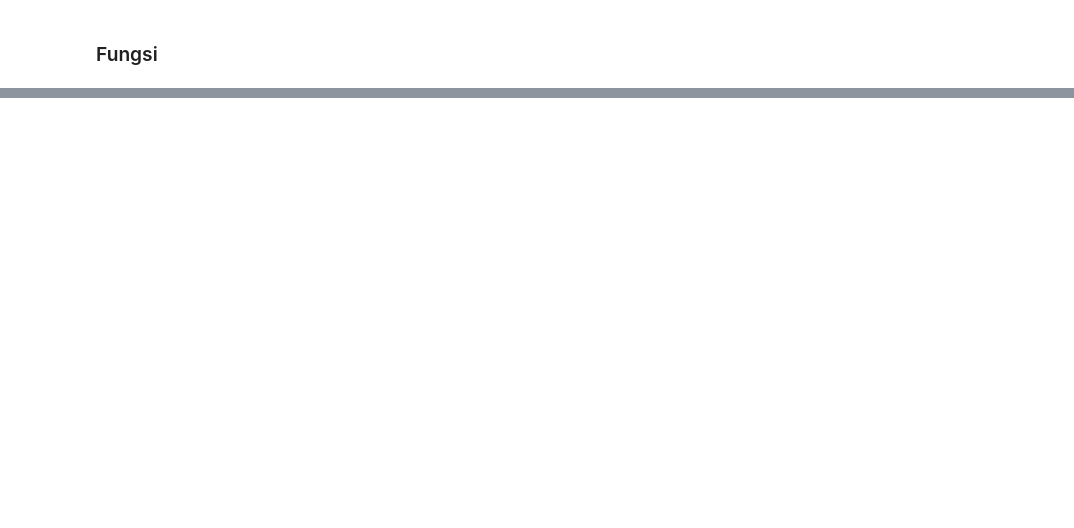
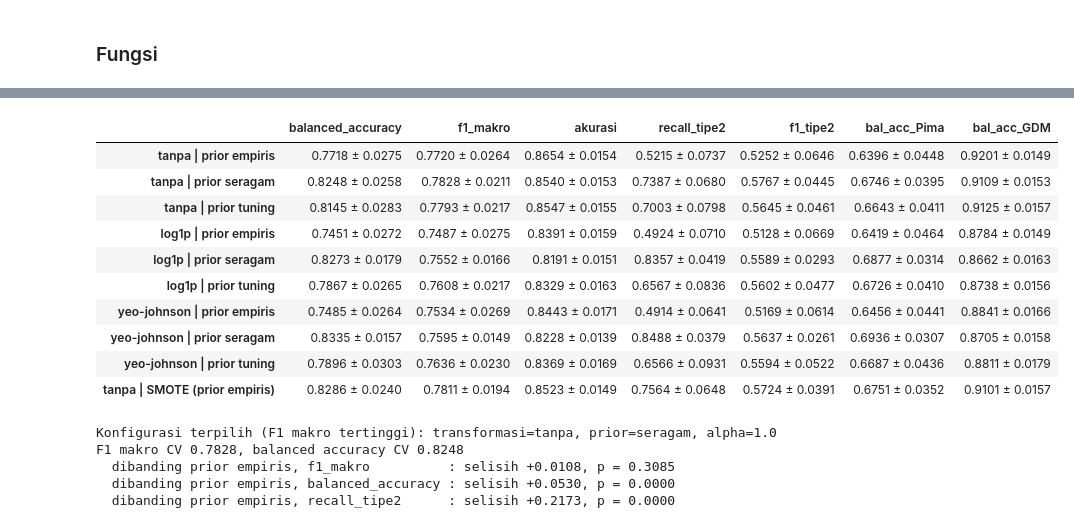
Before and after one commit to maniikambara/diabetes-risk-gnb, a Jupyter notebook: notebooks/03_GaussianNB.ipynb, the cells around one changed output, grey strips where cells are left out. Cells and saved outputs as stored; diff of their text form; code cells hidden in the pictures; blank space fills up the shorter version.

```diff
--- a/notebooks/03_GaussianNB.ipynb
+++ b/notebooks/03_GaussianNB.ipynb
@@ -219,16 +57,0 @@ Prediksi manual identik dengan model.predict() untuk seluruh 859 data uji: True
-# %%
-import json
-
-fitur = list(X_train.columns)
-joblib.dump(model, MODELS_DIR / "gnb_diagnosis.joblib")
-
-with open(MODELS_DIR / "feature_columns.json", "w", encoding="utf-8") as f:
-    json.dump(fitur, f, indent=2)
-
-with open(MODELS_DIR / "imputation_medians.json", "w", encoding="utf-8") as f:
-    json.dump(median_latih, f, indent=2)
-
-print("Tersimpan:")
-print(" ", MODELS_DIR / "gnb_diagnosis.joblib")
-print(" ", MODELS_DIR / "feature_columns.json", "->", fitur)
-print(" ", MODELS_DIR / "imputation_medians.json", "->", median_latih)
@@ -239,0 +155,7 @@ Tersimpan:
+# %%
+X_dev, X_holdout, y_dev, y_holdout = train_test_split(
+    df[FITUR_AWAL], df["DiagnosisType"], test_size=TEST_SIZE, random_state=RANDOM_STATE, stratify=df["DiagnosisType"]
+)
+sumber_dev = df.loc[X_dev.index, "SumberData"]
+print(f"Data pengembangan: {len(X_dev)} | data uji akhir: {len(X_holdout)}")
+print("Tipe 2 di data uji akhir:", int((y_holdout == "Tipe 2").sum()))
@@ -239,0 +194,57 @@ Tersimpan:
+# %%
+def model_tuning(transformasi):
+    cv_dalam = StratifiedKFold(n_splits=N_SPLITS, shuffle=True, random_state=RANDOM_STATE)
+    return GridSearchCV(buat_model(transformasi), {"nb__alpha": ALPHA_GRID}, scoring="f1_macro", cv=cv_dalam)
+
+
+hasil_konfigurasi = {}
+for transformasi in ["tanpa", "log1p", "yeo-johnson"]:
+    hasil_konfigurasi[(transformasi, "empiris")] = cv_berulang(buat_model(transformasi, 0.0), X_dev, y_dev, sumber_dev)
+    hasil_konfigurasi[(transformasi, "seragam")] = cv_berulang(buat_model(transformasi, 1.0), X_dev, y_dev, sumber_dev)
+    hasil_konfigurasi[(transformasi, "tuning")] = cv_berulang(model_tuning(transformasi), X_dev, y_dev, sumber_dev)
+
+smote = ImbPipeline([("smote", SMOTE(random_state=RANDOM_STATE)), ("nb", GaussianNB())])
+skor_smote = cv_berulang(smote, X_dev, y_dev, sumber_dev)
+
+tabel_konfigurasi = ringkas_cv({f"{t} | prior {p}": s for (t, p), s in hasil_konfigurasi.items()}
+                               | {"tanpa | SMOTE (prior empiris)": skor_smote})
+tabel_konfigurasi
+# %% [output]
+|  | balanced_accuracy | f1_makro | akurasi | recall_tipe2 | f1_tipe2 | bal_acc_Pima | bal_acc_GDM |
+| tanpa | prior empiris | 0.7718 ± 0.0275 | 0.7720 ± 0.0264 | 0.8654 ± 0.0154 | 0.5215 ± 0.0737 | 0.5252 ± 0.0646 | 0.6396 ± 0.0448 | 0.9201 ± 0.0149 |
+| tanpa | prior seragam | 0.8248 ± 0.0258 | 0.7828 ± 0.0211 | 0.8540 ± 0.0153 | 0.7387 ± 0.0680 | 0.5767 ± 0.0445 | 0.6746 ± 0.0395 | 0.9109 ± 0.0153 |
+| tanpa | prior tuning | 0.8145 ± 0.0283 | 0.7793 ± 0.0217 | 0.8547 ± 0.0155 | 0.7003 ± 0.0798 | 0.5645 ± 0.0461 | 0.6643 ± 0.0411 | 0.9125 ± 0.0157 |
+| log1p | prior empiris | 0.7451 ± 0.0272 | 0.7487 ± 0.0275 | 0.8391 ± 0.0159 | 0.4924 ± 0.0710 | 0.5128 ± 0.0669 | 0.6419 ± 0.0464 | 0.8784 ± 0.0149 |
+| log1p | prior seragam | 0.8273 ± 0.0179 | 0.7552 ± 0.0166 | 0.8191 ± 0.0151 | 0.8357 ± 0.0419 | 0.5589 ± 0.0293 | 0.6877 ± 0.0314 | 0.8662 ± 0.0163 |
+| log1p | prior tuning | 0.7867 ± 0.0265 | 0.7608 ± 0.0217 | 0.8329 ± 0.0163 | 0.6567 ± 0.0836 | 0.5602 ± 0.0477 | 0.6726 ± 0.0410 | 0.8738 ± 0.0156 |
+| yeo-johnson | prior empiris | 0.7485 ± 0.0264 | 0.7534 ± 0.0269 | 0.8443 ± 0.0171 | 0.4914 ± 0.0641 | 0.5169 ± 0.0614 | 0.6456 ± 0.0441 | 0.8841 ± 0.0166 |
+| yeo-johnson | prior seragam | 0.8335 ± 0.0157 | 0.7595 ± 0.0149 | 0.8228 ± 0.0139 | 0.8488 ± 0.0379 | 0.5637 ± 0.0261 | 0.6936 ± 0.0307 | 0.8705 ± 0.0158 |
+| yeo-johnson | prior tuning | 0.7896 ± 0.0303 | 0.7636 ± 0.0230 | 0.8369 ± 0.0169 | 0.6566 ± 0.0931 | 0.5594 ± 0.0522 | 0.6687 ± 0.0436 | 0.8811 ± 0.0179 |
+| tanpa | SMOTE (prior empiris) | 0.8286 ± 0.0240 | 0.7811 ± 0.0194 | 0.8523 ± 0.0149 | 0.7564 ± 0.0648 | 0.5724 ± 0.0391 | 0.6751 ± 0.0352 | 0.9101 ± 0.0157 |
+# %%
+rata_f1 = {k: s["f1_makro"].mean() for k, s in hasil_konfigurasi.items()}
+rata_bal = {k: s["balanced_accuracy"].mean() for k, s in hasil_konfigurasi.items()}
+TRANSFORMASI, PRIOR = max(rata_f1, key=lambda k: (round(rata_f1[k], 3), rata_bal[k]))
+skor_final_cv = hasil_konfigurasi[(TRANSFORMASI, PRIOR)]
+
+if PRIOR == "empiris":
+    ALPHA = 0.0
+elif PRIOR == "seragam":
+    ALPHA = 1.0
+else:
+    pencarian = model_tuning(TRANSFORMASI).fit(X_dev, y_dev)
+    ALPHA = float(pencarian.best_params_["nb__alpha"])
+
+print(f"Konfigurasi terpilih (F1 makro tertinggi): transformasi={TRANSFORMASI}, prior={PRIOR}, alpha={ALPHA}")
+print(f"F1 makro CV {skor_final_cv['f1_makro'].mean():.4f}, balanced accuracy CV {skor_final_cv['balanced_accuracy'].mean():.4f}")
+
+empiris = hasil_konfigurasi[(TRANSFORMASI, "empiris")]
+for metrik in ["f1_makro", "balanced_accuracy", "recall_tipe2"]:
+    selisih, p = uji_t_terkoreksi(skor_final_cv[metrik], empiris[metrik])
+    print(f"  dibanding prior empiris, {metrik:18s}: selisih {selisih:+.4f}, p = {p:.4f}")
+# %% [output]
+Konfigurasi terpilih (F1 makro tertinggi): transformasi=tanpa, prior=seragam, alpha=1.0
+F1 makro CV 0.7828, balanced accuracy CV 0.8248
+  dibanding prior empiris, f1_makro          : selisih +0.0108, p = 0.3085
+  dibanding prior empiris, balanced_accuracy : selisih +0.0530, p = 0.0000
+  dibanding prior empiris, recall_tipe2      : selisih +0.2173, p = 0.0000
```
Also changed, not shown: parts of 40 cells of this notebook, 16 other files.
